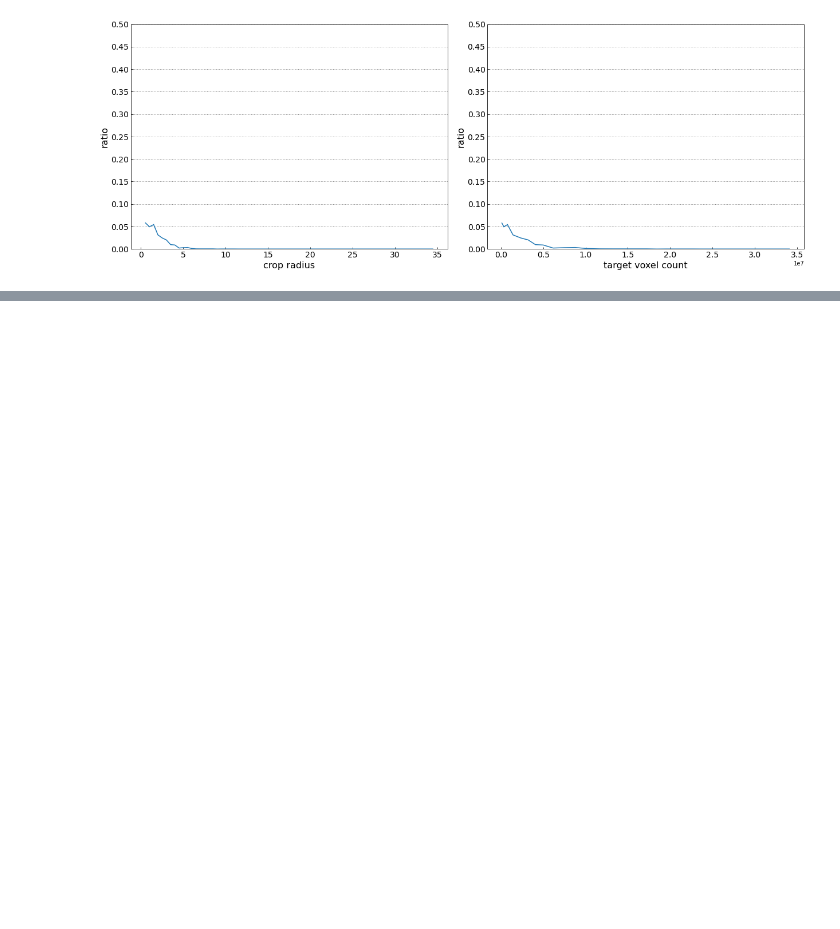
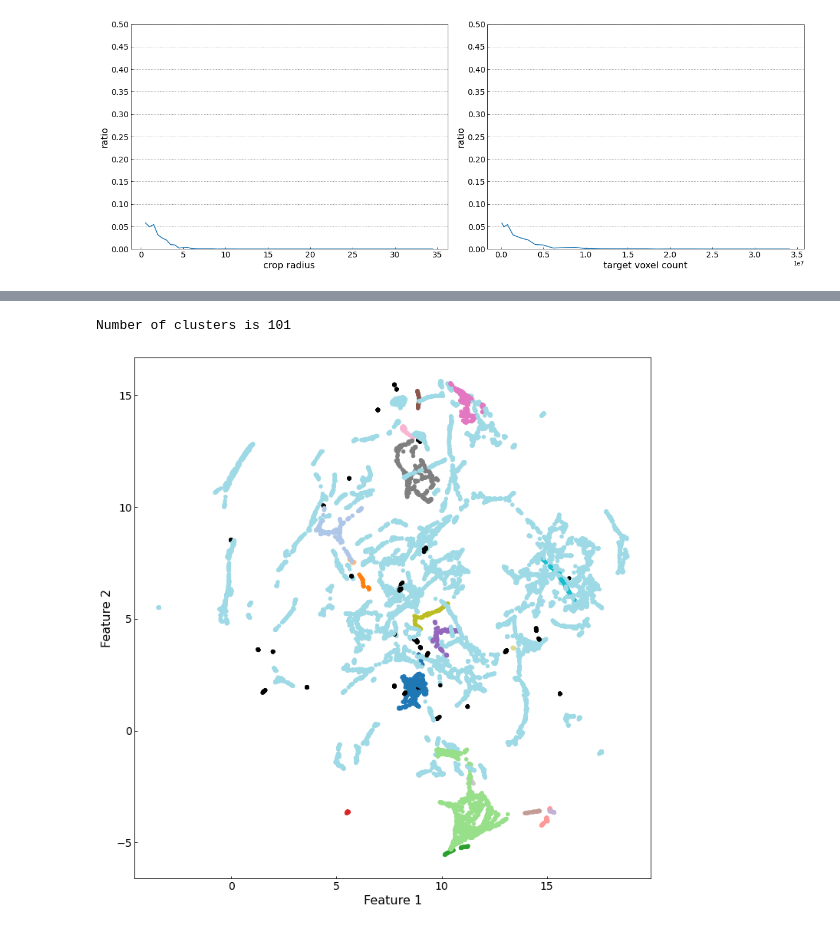
Before and after one commit to Fumipo-Theta/DeepGlobalRegistration, a Jupyter notebook: dgr_handson.ipynb, the cells around one changed output, grey strips where cells are left out. Cells and saved outputs as stored; diff of their text form; code cells hidden in the pictures; blank space fills up the shorter version.

```diff
--- a/dgr_handson.ipynb
+++ b/dgr_handson.ipynb
@@ -64,8 +101,6 @@ def registration_as_reference(source, target, voxel_size, bbox_center, bbox_radi
     result = registration(source_down, target_down_subset, **gr_params)
     return result, source_down, target_down, target_down_subset, target_subset
 # %%
-import torch
-
 def _pcd2xyz(pcd):
     return np.asarray(pcd.points).T
 
@@ -129,6 +164,16 @@ def _find_correspondences(array0, array1, knn=1, mutual_filter=True):
 
     return np.array([corres_idx0]).T, corres_idx1, corres_dist
 
+def preprocess(pcd, dgr):
+    points_down, coords0, feats0 = dgr.preprocess(pcd)
+    feats = dgr.fcgf_feature_extraction(feats0, coords0)
+
+    pcd = o3d.geometry.PointCloud()
+    pcd.points = o3d.utility.Vector3dVector(points_down)
+
+    return pcd, feats.cpu().detach().numpy()
+
+
 def extract_correspondence_FCGF_set(source, target, dgr, mutual_filter=False):
     source_down, coords0, feats0 = dgr.preprocess(source)
     target_down, coords1, feats1 = dgr.preprocess(target)
@@ -248,7 +348,8 @@ target = o3d.io.read_point_cloud("/mnt/h/fumipo/investigate-open3d/internal_only
 # %%
-config = get_config()
+config = get_config(dict(voxel_size=0.01))
 if config.weights is None:
-    config.weights = DOWNLOAD_LIST[-1][-1]
+    config.weights = "./ResUNetBN2C-feat32-3dmatch-v0.05.pth"
     dgr = DeepGlobalRegistration(config)
     dgr.network_config.nn_max_n = 5 # Reduce GPU memory allocation error
+    dgr.voxel_size = 0.05
 # %% [output]
@@ -342,0 +616,2 @@ plot_ratio(result_df)
+# %%
+source_down, source_fcgf = preprocess(source, dgr)
@@ -342,0 +633,14 @@ plot_ratio(result_df)
+# %%
+umap_params = dict(
+    n_neighbors=10,
+    min_dist=0.1,
+    n_components=3
+)
+
+s_umap = convert_by_umap(source_fcgf, **umap_params)
+# %%
+colors = get_cluster_colors(s_umap, eps=0.5, min_samples=20, cmap=cm.tab20)
+plot_cluster(s_umap, colors)
+# %% [output]
+Number of clusters is 101
+[figure, added]
```
Also changed, not shown: parts of 31 cells of this notebook.
